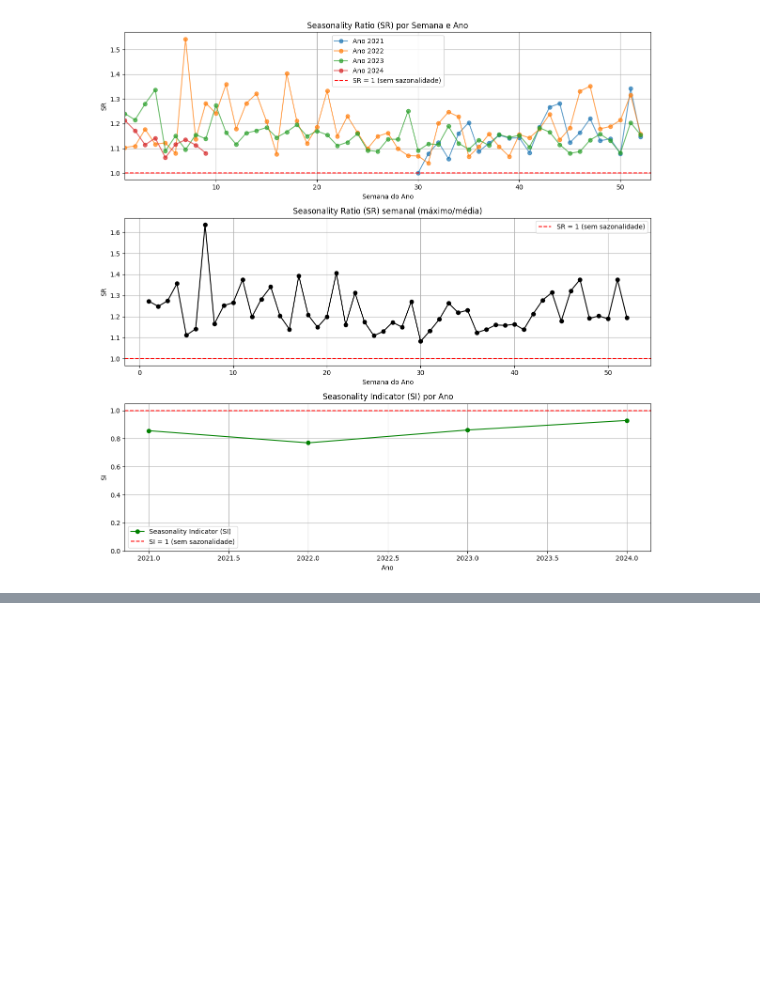
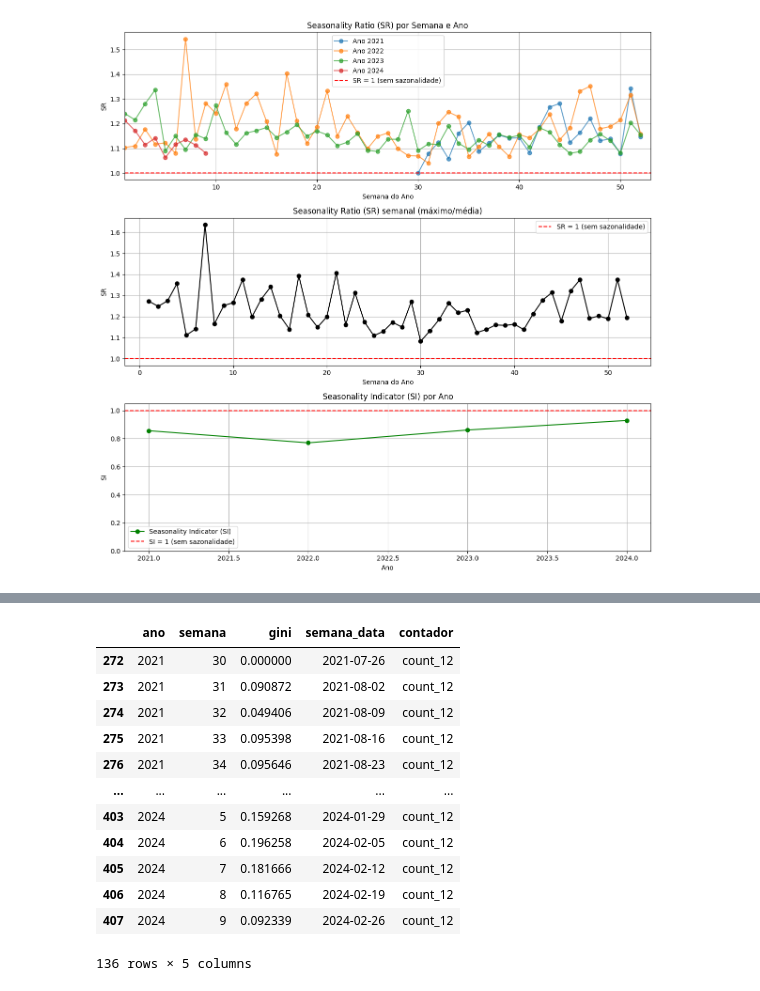
Before and after one commit to joanacarvalheiro/Seasonality, a Jupyter notebook: construcao_modelos/MSTL_Contadores.ipynb, the cells around one changed output, grey strips where cells are left out. Saved outputs shown, nothing was run; the diff lists cells and outputs as text; code cells hidden in the pictures; blank space fills up the shorter version.

```diff
--- a/construcao_modelos/MSTL_Contadores.ipynb
+++ b/construcao_modelos/MSTL_Contadores.ipynb
@@ -644,0 +711,16 @@ df_sr_ano_semana, df_sr_semana, df_si = calcular_sr_si(df_sem_tendencia, coluna=
+# %%
+df_resultado_gini[df_resultado_gini['contador'] == 'count_12']
+# %% [output]
+|  | ano | semana | gini | semana_data | contador |
+| 272 | 2021 | 30 | 0.000000 | 2021-07-26 | count_12 |
+| 273 | 2021 | 31 | 0.090872 | 2021-08-02 | count_12 |
+| 274 | 2021 | 32 | 0.049406 | 2021-08-09 | count_12 |
+| 275 | 2021 | 33 | 0.095398 | 2021-08-16 | count_12 |
+| 276 | 2021 | 34 | 0.095646 | 2021-08-23 | count_12 |
+| ... | ... | ... | ... | ... | ... |
+| 403 | 2024 | 5 | 0.159268 | 2024-01-29 | count_12 |
+| 404 | 2024 | 6 | 0.196258 | 2024-02-05 | count_12 |
+| 405 | 2024 | 7 | 0.181666 | 2024-02-12 | count_12 |
+| 406 | 2024 | 8 | 0.116765 | 2024-02-19 | count_12 |
+| 407 | 2024 | 9 | 0.092339 | 2024-02-26 | count_12 |
+136 rows × 5 columns
```
Also changed, not shown: parts of 7 cells of this notebook, 1 other file.
